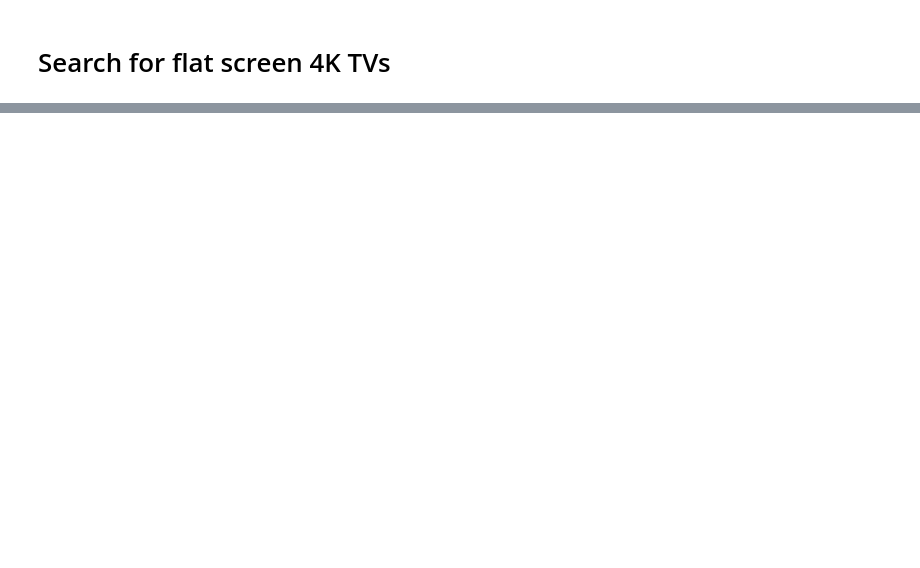
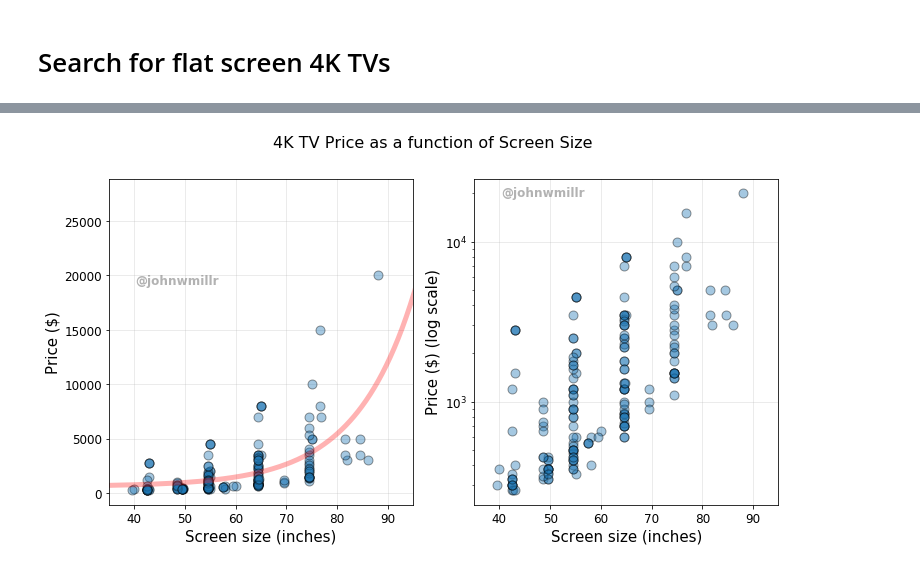
Before and after one commit to johnwmillr/BestBuyAPI, a Jupyter notebook: scrapeBestBuy.ipynb, the cells around one changed output, grey strips where cells are left out. Drawn from its saved outputs; the diff is of its cells as text; code cells hidden in the pictures; blank space fills up the shorter version.

```diff
--- a/scrapeBestBuy.ipynb
+++ b/scrapeBestBuy.ipynb
@@ -92,0 +83,30 @@ plt.savefig("./price_vs_size_logy.png", dpi=300, bbox_inches='tight')
+# %%
+def exponenial_func(x, a, b, c):
+    return a * np.exp(-b * x) + c
+# %%
+x = products['screenSizeIn']
+y = products['regularPrice']
+popt, pcov = curve_fit(exponenial_func, x, y, p0=(1, 1e-6, 1))
+# %%
+xx = np.linspace(1, 100, 500)
+yy = exponenial_func(xx, *popt)
+# %%
+plot_dict = {'style': 'o', 'ms': 9, 'alpha': 0.4, 'fontsize': 12, 'figsize': (12, 6), 'markeredgecolor': 'k', 'legend': False}
+
+logs = [False, True]
+fig, axs = plt.subplots(ncols=2)
+for ax, logy in zip(axs, logs):
+    products.plot(y='regularPrice', x='screenSizeIn', logy=logy, **plot_dict, ax=ax, sharex=True)
+    if not logy:
+        ax.plot(xx, yy, 'r', lw=5, alpha=0.3)
+    ax.set_xlim([35, 95])
+    ax.set_xlabel("Screen size (inches)", fontsize=15)
+    ax.set_ylabel(f"Price ($){' (log scale)' if logy else ''}", fontsize=15)
+    ax.grid(True, axis='both', alpha=0.3)
+    ax.text(40.3, 19.2e3, "@johnwmillr", ha="left", fontsize=12, color='gray', weight='heavy', alpha=0.6)
+# plt.suptitle("4K TV Price as a function of Screen Size", fontsize=16, color="gray", weight="heavy", loc='center')
+plt.suptitle("4K TV Price as a function of Screen Size", fontsize=16)
+plt.show()
+# plt.savefig("./price_vs_size_logy.png", dpi=300, bbox_inches='tight')
+# %% [output]
+[figure, added]
```
Also changed, not shown: parts of 12 cells of this notebook.
